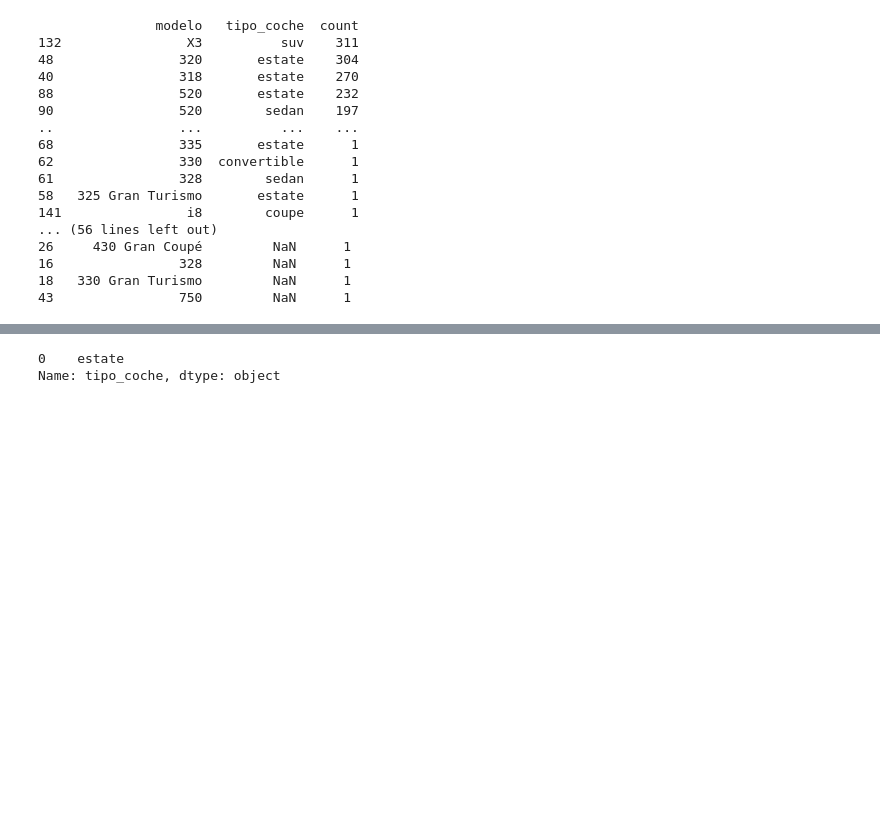
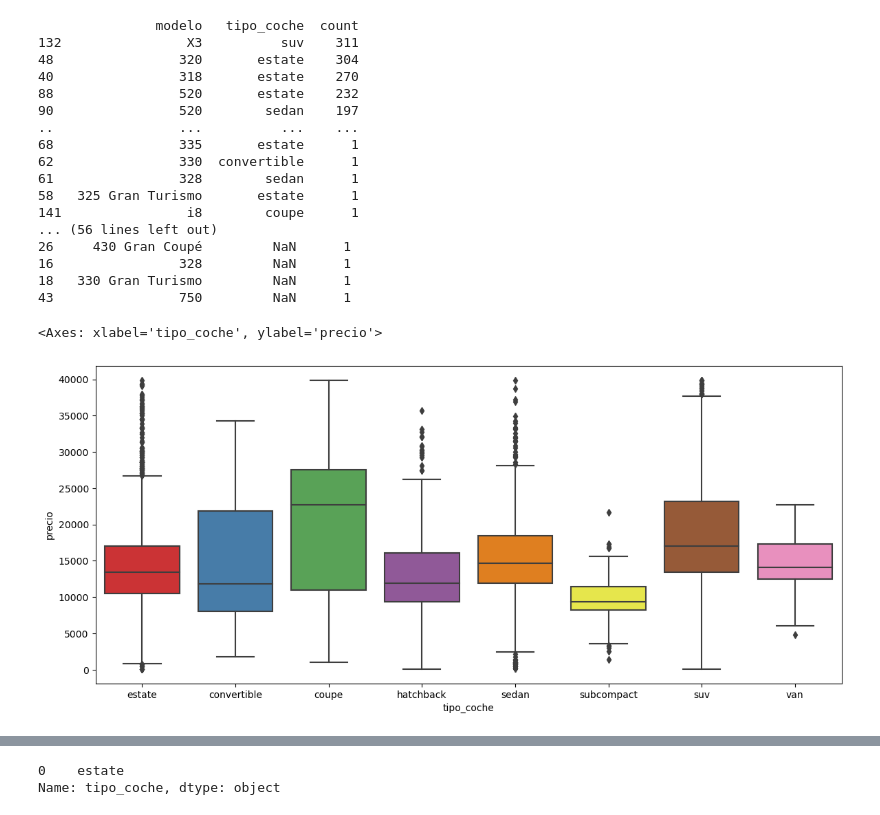
Before and after one commit to lltotti/Limpieza_Datos_BMW, a Jupyter notebook: Analisis.ipynb, the cells around one changed output, grey strips where cells are left out. Cells and saved outputs as stored; diff of their text form; code cells hidden in the pictures; blank space fills up the shorter version.

```diff
--- a/Analisis.ipynb
+++ b/Analisis.ipynb
@@ -294,0 +293,11 @@ print(df_tipo_coche_modelo_nulos)
+# %%
+#Se verifica que hay "modelo" con unico valor "tipo_coche" y "modelo" con multiples valores.
+#Así, tiene más sentido remplazar "tipo_coche=nulo" por la moda del contenido no nulo de la variable, en caso de coches de mismo modelo.
+df_bmw["tipo_coche"].fillna(df_bmw["tipo_coche"].mode()[0],inplace=True)
+# %%
+#verificación
+plt.subplots(nrows=1, ncols=1, figsize=(14, 6))
+sns.boxplot(data=df_bmw[df_bmw["precio"]<40000], x="tipo_coche", y="precio", palette="Set1")
+# %% [output]
+<Axes: xlabel='tipo_coche', ylabel='precio'>
+[figure, added]
```
Also changed, not shown: parts of 10 cells of this notebook.
